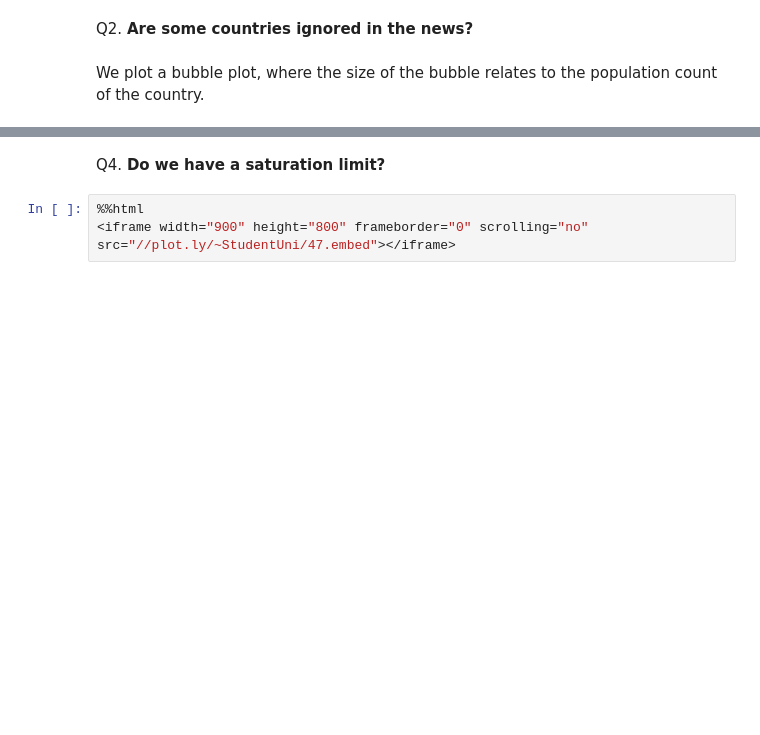
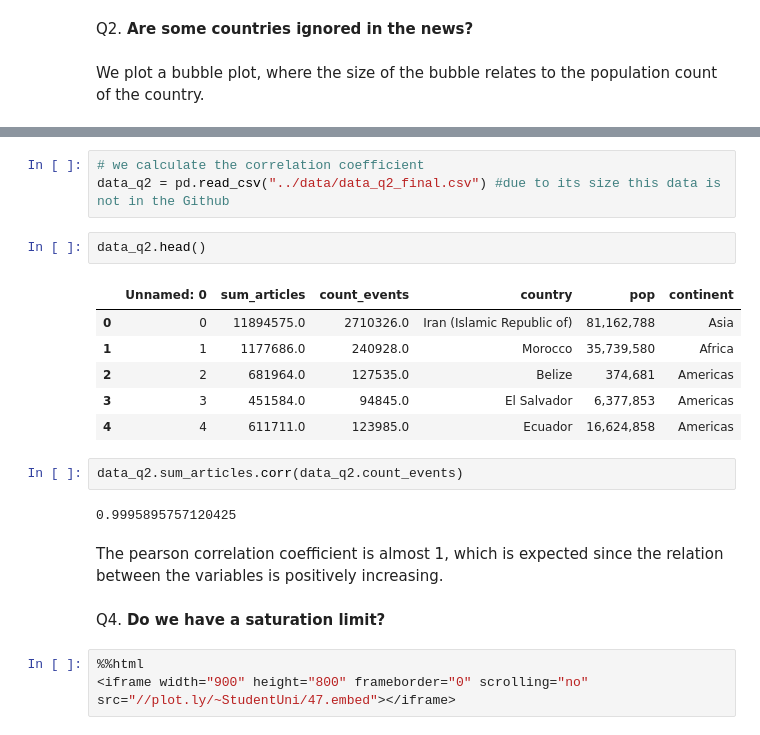
Before and after one commit to Abranchini/ADA_Project, a Jupyter notebook: src/Final_Notebook.ipynb, the cells around one changed output, grey strips where cells are left out. Saved outputs shown, nothing was run; the diff lists cells and outputs as text; blank space fills up the shorter version.

Commit message:
Finalized Q3 and Image addition

```diff
--- a/src/Final_Notebook.ipynb
+++ b/src/Final_Notebook.ipynb
@@ -820,3 +929,21 @@ visualization_q2(data_q2_final)
+# %%
+# we calculate the correlation coefficient
+data_q2 = pd.read_csv("../data/data_q2_final.csv") #due to its size this data is not in the Github
+# %%
+data_q2.head()
+# %% [output]
+|  | Unnamed: 0 | sum_articles | count_events | country | pop | continent |
+| 0 | 0 | 11894575.0 | 2710326.0 | Iran (Islamic Republic of) | 81,162,788 | Asia |
+| 1 | 1 | 1177686.0 | 240928.0 | Morocco | 35,739,580 | Africa |
+| 2 | 2 | 681964.0 | 127535.0 | Belize | 374,681 | Americas |
+| 3 | 3 | 451584.0 | 94845.0 | El Salvador | 6,377,853 | Americas |
+| 4 | 4 | 611711.0 | 123985.0 | Ecuador | 16,624,858 | Americas |
+# %%
+data_q2.sum_articles.corr(data_q2.count_events)
+# %% [output]
+0.9995895757120425
+# %% [markdown]
+The pearson correlation coefficient is almost 1, which is expected since the relation between the variables is positively increasing.
 # %% [markdown]
 Q4. **Do we have a saturation limit?** <a id='Part3_Q4'></a>
 # %%
```
Also changed, not shown: parts of 54 cells of this notebook, 4 other files.
